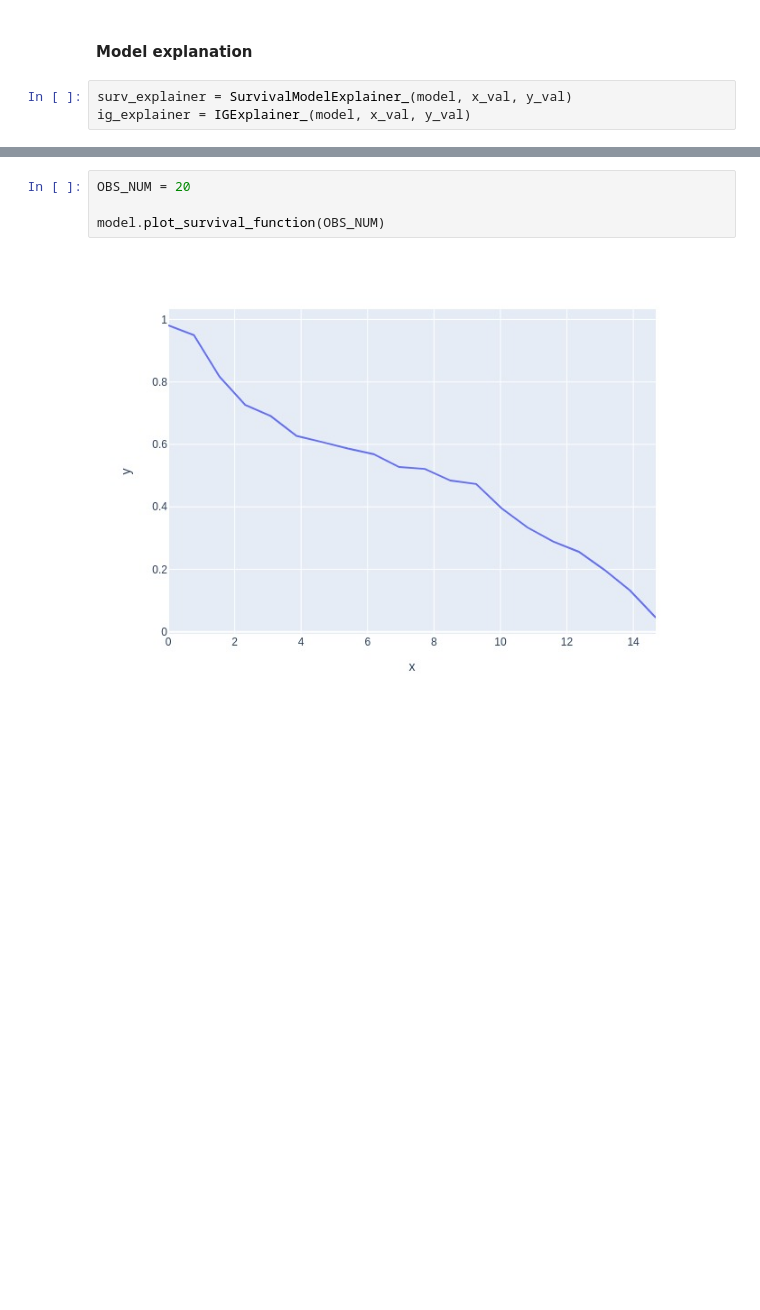
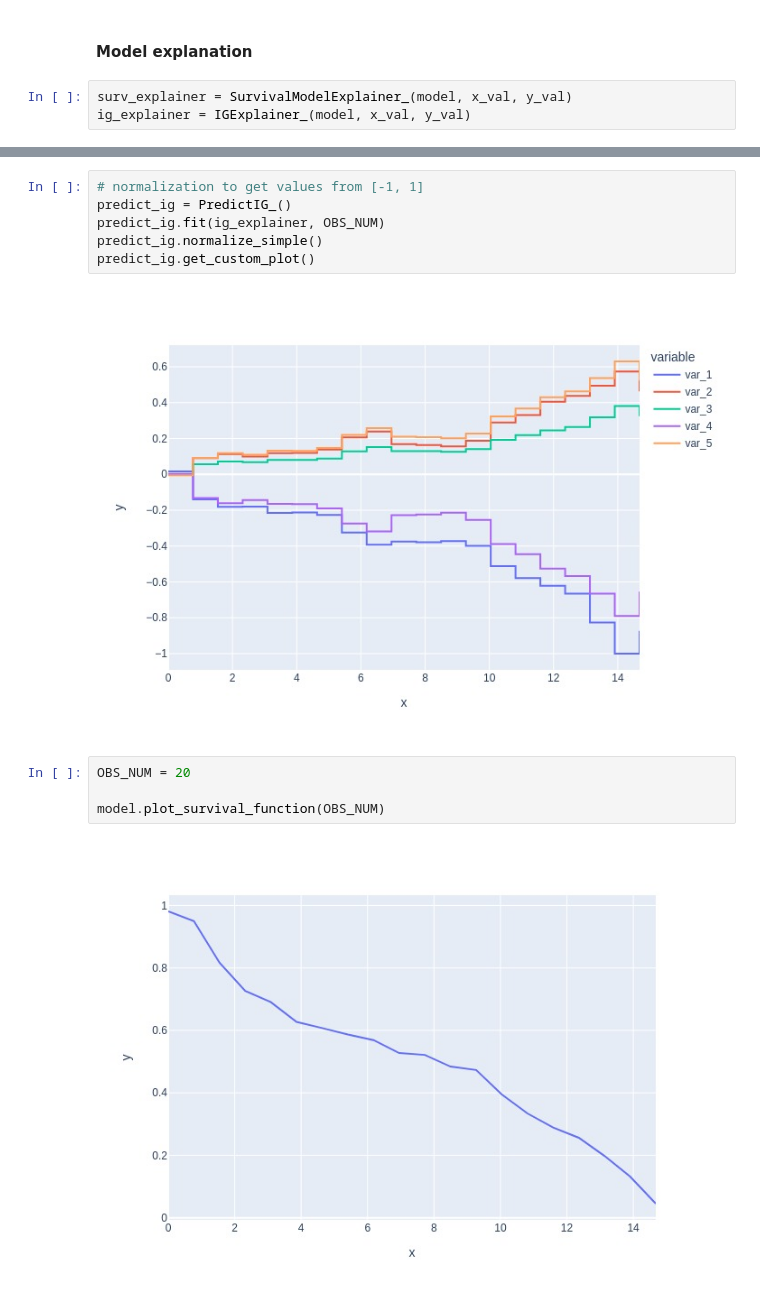
Before and after one commit to kuba-krj/survshap, a Jupyter notebook: wyjasnione_exp3.ipynb, the cells around one changed output, grey strips where cells are left out. Saved outputs shown, nothing was run; the diff lists cells and outputs as text; blank space fills up the shorter version.

```diff
--- a/wyjasnione_exp3.ipynb
+++ b/wyjasnione_exp3.ipynb
@@ -335,3 +398,11 @@ predict_ig.get_custom_plot()
+# %%
+# normalization to get values from [-1, 1]
+predict_ig = PredictIG_()
+predict_ig.fit(ig_explainer, OBS_NUM)
+predict_ig.normalize_simple()
+predict_ig.get_custom_plot()
+# %% [output]
+[figure, added]
 # %%
 OBS_NUM = 20
 
```
Also changed, not shown: parts of 18 cells of this notebook.
